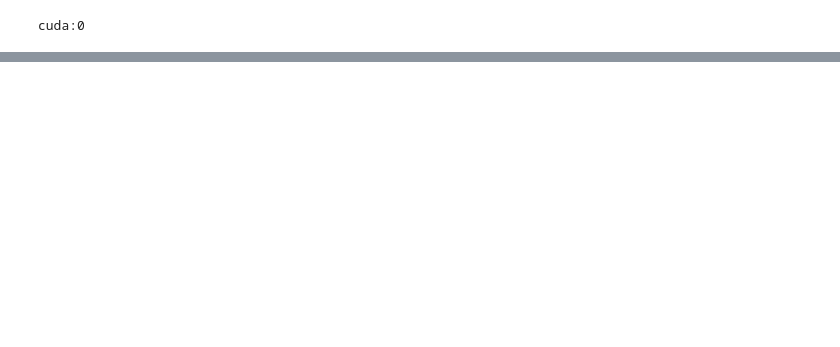
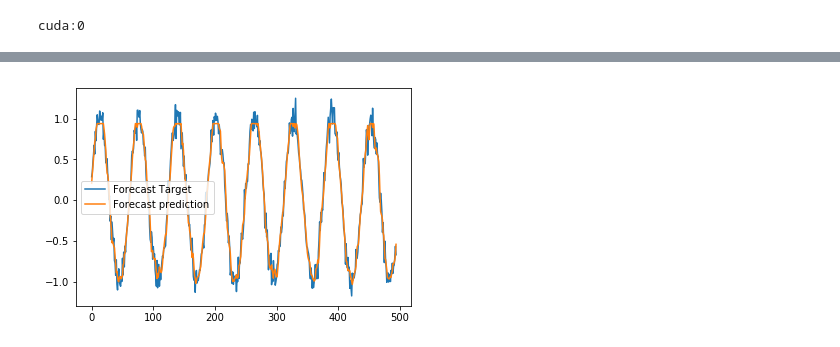
Before and after one commit to Daniely2564/complete-pytorch-study, a Jupyter notebook: 4. RNN/2. Simple RNN with Sine Wave (2).ipynb, the cells around one changed output, grey strips where cells are left out. Cells and saved outputs as stored; diff of their text form; code cells hidden in the pictures; blank space fills up the shorter version.

```diff
--- a/4. RNN/2. Simple RNN with Sine Wave (2).ipynb
+++ b/4. RNN/2. Simple RNN with Sine Wave (2).ipynb
@@ -110,0 +147,4 @@ class SimpleRNN(self, n_inputs, n_hidden, n_rnnlayers, n_outputs):
+# %%
+# Initiate the model
+model = SimpleRNN(n_inputs=1,n_hidden=5, n_rnnlayers=3, n_outputs=1)
+model.to(device)
@@ -110,0 +159,6 @@ class SimpleRNN(self, n_inputs, n_hidden, n_rnnlayers, n_outputs):
+# %%
+# Make inputs and targets
+X_train = torch.from_numpy(X[:-N//2].astype(np.float32))
+y_train = torch.from_numpy(Y[:-N//2].astype(np.float32))
+X_test = torch.from_numpy(X[-N//2:].astype(np.float32))
+y_test = torch.from_numpy(Y[-N//2:].astype(np.float32))
@@ -110,0 +241,22 @@ class SimpleRNN(self, n_inputs, n_hidden, n_rnnlayers, n_outputs):
+# %%
+# "Wrong" forecast using true target
+validation_target = Y[-N//2:]
+validation_predictions = []
+
+# index of first validation input
+i = 0
+
+while len(validation_predictions) < len(validation_target):
+    input_ = X_test[i].reshape(1, T, 1)
+    p = model(input_)[0,0].item()
+    i += 1
+
+    # Update the prediction list
+    validation_predictions.append(p)
+# %%
+plt.plot(validation_target, label='Forecast Target')
+plt.plot(validation_predictions, label='Forecast prediction')
+plt.legend()
+plt.show()
+# %% [output]
+[figure, added]
```
Also changed, not shown: parts of 18 cells of this notebook, 1 other file.
